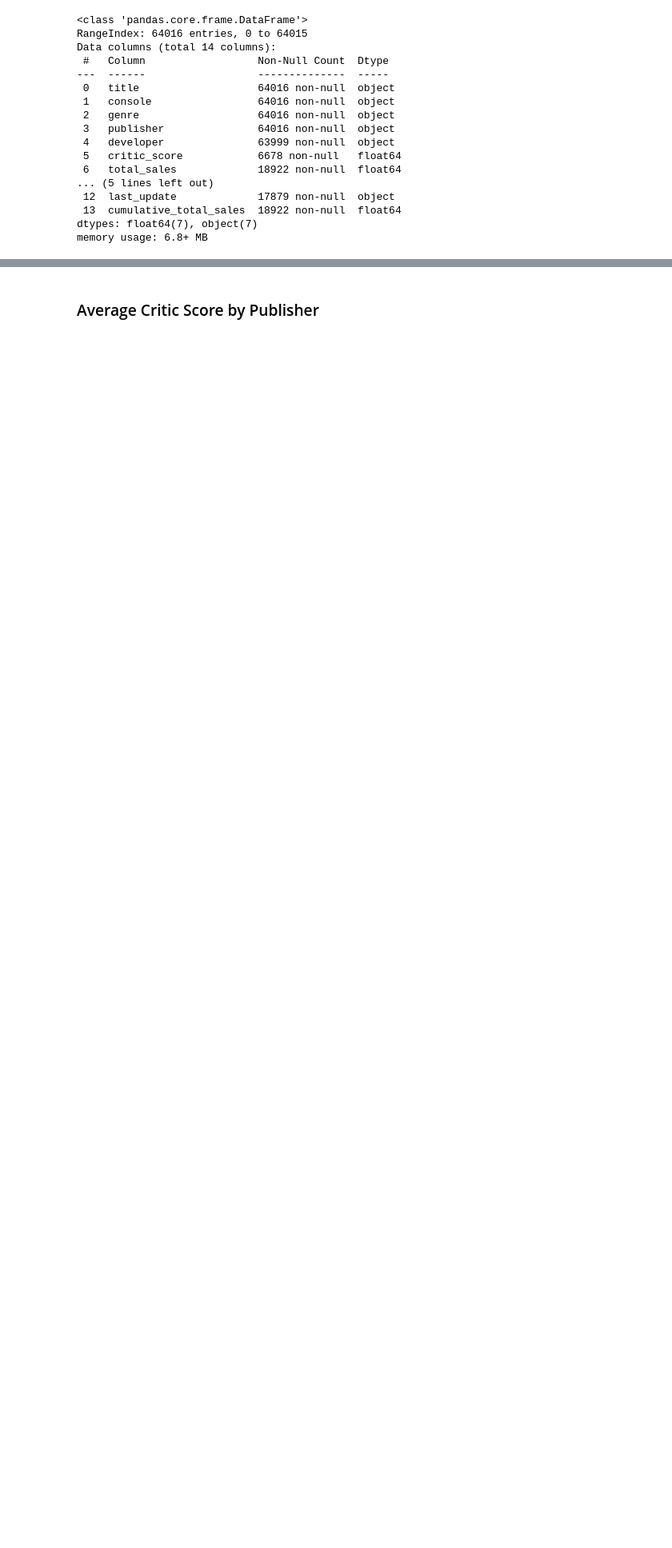
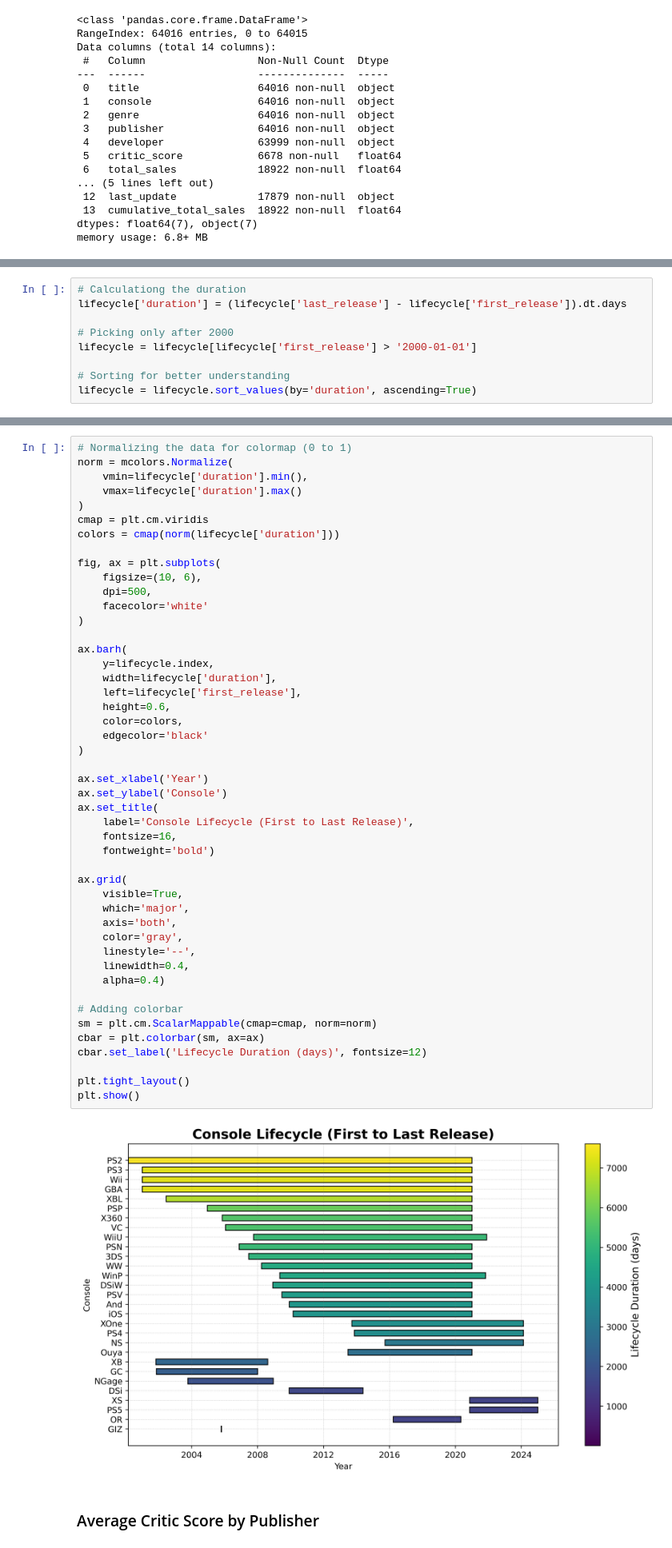
Before and after one commit to smartestnerdfromtown/Video-Game-Sales-Analysis, a Jupyter notebook: analysis.ipynb, the cells around one changed output, grey strips where cells are left out. Shown at 80% size. Drawn from its saved outputs; the diff is of its cells as text; blank space fills up the shorter version.

Commit message:
Console Lifecycle

```diff
--- a/analysis.ipynb
+++ b/analysis.ipynb
@@ -827,0 +815,9 @@ lifecycle
+# %%
+# Calculationg the duration
+lifecycle['duration'] = (lifecycle['last_release'] - lifecycle['first_release']).dt.days
+
+# Picking only after 2000
+lifecycle = lifecycle[lifecycle['first_release'] > '2000-01-01']
+
+# Sorting for better understanding
+lifecycle = lifecycle.sort_values(by='duration', ascending=True)
@@ -828,3 +837,52 @@ lifecycle
+# %%
+# Normalizing the data for colormap (0 to 1)
+norm = mcolors.Normalize(
+    vmin=lifecycle['duration'].min(),
+    vmax=lifecycle['duration'].max()
+)
+cmap = plt.cm.viridis
+colors = cmap(norm(lifecycle['duration']))
+
+fig, ax = plt.subplots(
+    figsize=(10, 6),
+    dpi=500,
+    facecolor='white'
+)
+
+ax.barh(
+    y=lifecycle.index,
+    width=lifecycle['duration'],
+    left=lifecycle['first_release'],
+    height=0.6,
+    color=colors,
+    edgecolor='black'
+)
+
+ax.set_xlabel('Year')
+ax.set_ylabel('Console')
+ax.set_title(
+    label='Console Lifecycle (First to Last Release)',
+    fontsize=16,
+    fontweight='bold')
+
+ax.grid(
+    visible=True,
+    which='major',
+    axis='both',
+    color='gray',
+    linestyle='--',
+    linewidth=0.4,
+    alpha=0.4)
+
+# Adding colorbar
+sm = plt.cm.ScalarMappable(cmap=cmap, norm=norm)
+cbar = plt.colorbar(sm, ax=ax)
+cbar.set_label('Lifecycle Duration (days)', fontsize=12)
+
+plt.tight_layout()
+plt.show()
+# %% [output]
+[figure, added]
 # %% [markdown]
 ### Average Critic Score by Publisher
 # %% [markdown]
```
Also changed, not shown: parts of 4 cells of this notebook.
